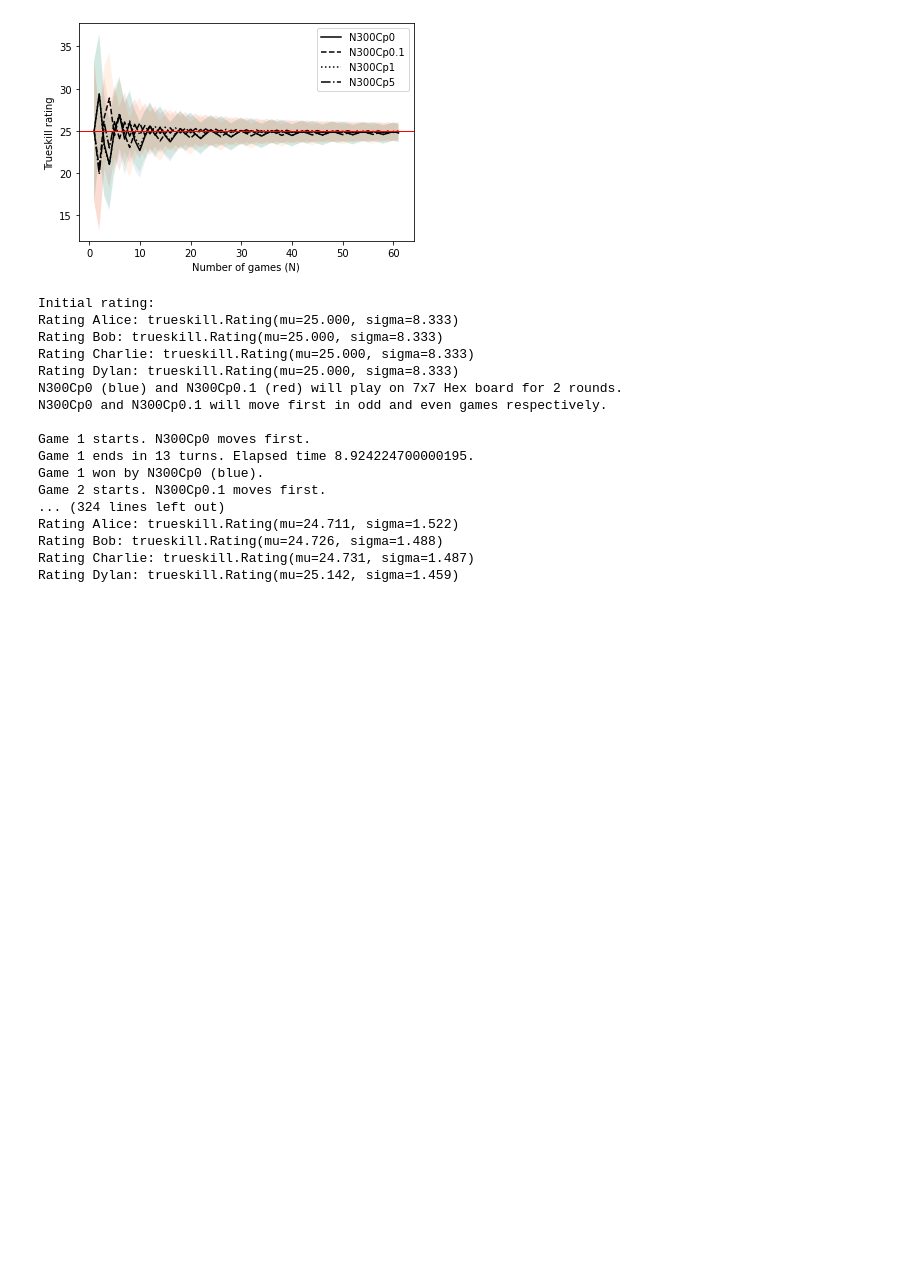
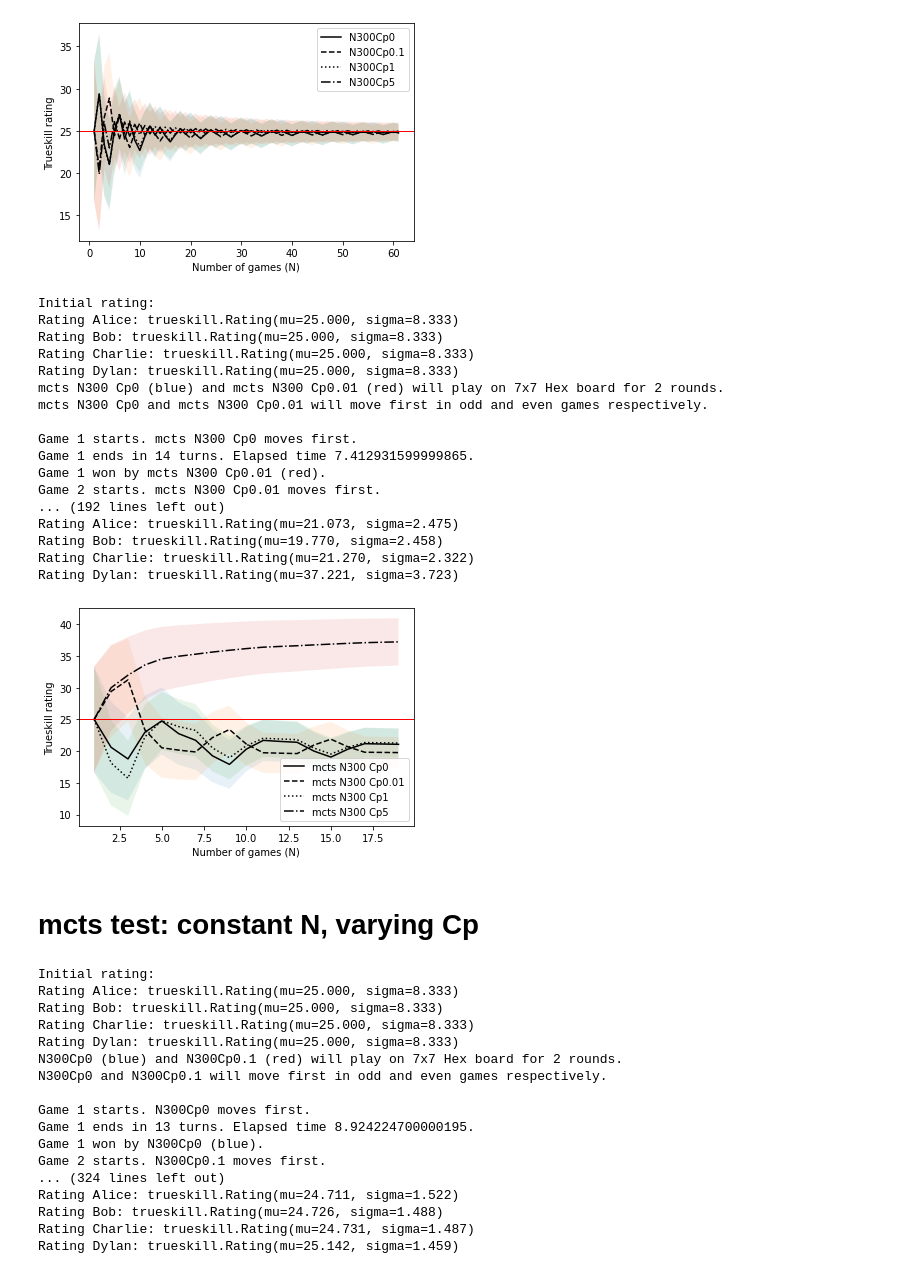
Before and after one commit to cuboids/rl-assignments, a Jupyter notebook: Experiment.ipynb, the cells around one changed output. Saved outputs shown, nothing was run; the diff lists cells and outputs as text; code cells hidden in the pictures; blank space fills up the shorter version.

```diff
--- a/Experiment.ipynb
+++ b/Experiment.ipynb
@@ -417,6 +474,63 @@ Rating Bob: trueskill.Rating(mu=24.770, sigma=1.054)
 Rating Charlie: trueskill.Rating(mu=24.773, sigma=1.054)
 Rating Dylan: trueskill.Rating(mu=24.996, sigma=1.046)
 [figure]
+# %%
+from RepeatGames import play_hex
+from HexBoard import Agent, HexBoard
+
+N = 3
+game = 2
+boardsize = 7
+
+Alice = Agent(name='mcts N100 Cp0', searchby='mcts', hyperpars={'N': 100, 'Cp': 0, 'timelimit': 2})
+Bob = Agent(name='mcts N100 Cp0.01', searchby='mcts', hyperpars={'N': 100, 'Cp': 0.01, 'timelimit': 2})
+Charlie = Agent(name='mcts N100 Cp1', searchby='mcts', hyperpars={'N': 100, 'Cp': 1, 'timelimit': 2})
+Dylan = Agent(name='mcts N100 Cp5', searchby='mcts', hyperpars={'N': 100, 'Cp': 5, 'timelimit': 2})
+
+print('Initial rating:')
+print("Rating Alice:", Alice.rating)
+print("Rating Bob:", Bob.rating)
+print("Rating Charlie:", Charlie.rating)
+print("Rating Dylan:", Dylan.rating)
+
+
+for i in range(0, N):
+
+    play_hex(game, Alice, Bob, boardsize, show_midgame=False, show_endgame=False, analysis=False)
+    play_hex(game, Charlie, Alice, boardsize, show_midgame=False, show_endgame=False, analysis=False)
+    play_hex(game, Bob, Charlie, boardsize, show_midgame=False, show_endgame=False, analysis=False)
+    play_hex(game, Alice, Dylan, boardsize, show_midgame=False, show_endgame=False, analysis=False)
+    play_hex(game, Charlie, Dylan, boardsize, show_midgame=False, show_endgame=False, analysis=False)
+    play_hex(game, Bob, Dylan, boardsize, show_midgame=False, show_endgame=False, analysis=False)
+
+print('Final rating')
+print("Rating Alice:", Alice.rating)
+print("Rating Bob:", Bob.rating)
+print("Rating Charlie:", Charlie.rating)
+print("Rating Dylan:", Dylan.rating)
+
+Alice.plot_rating_history(Bob, Charlie, Dylan)
+# %% [output]
+Initial rating:
+Rating Alice: trueskill.Rating(mu=25.000, sigma=8.333)
+Rating Bob: trueskill.Rating(mu=25.000, sigma=8.333)
+Rating Charlie: trueskill.Rating(mu=25.000, sigma=8.333)
+Rating Dylan: trueskill.Rating(mu=25.000, sigma=8.333)
+mcts N300 Cp0 (blue) and mcts N300 Cp0.01 (red) will play on 7x7 Hex board for 2 rounds.
+mcts N300 Cp0 and mcts N300 Cp0.01 will move first in odd and even games respectively.
+
+Game 1 starts. mcts N300 Cp0 moves first.
+Game 1 ends in 14 turns. Elapsed time 7.412931599999865.
+Game 1 won by mcts N300 Cp0.01 (red).
+Game 2 starts. mcts N300 Cp0.01 moves first.
+... (192 lines left out)
+Rating Alice: trueskill.Rating(mu=21.073, sigma=2.475)
+Rating Bob: trueskill.Rating(mu=19.770, sigma=2.458)
+Rating Charlie: trueskill.Rating(mu=21.270, sigma=2.322)
+Rating Dylan: trueskill.Rating(mu=37.221, sigma=3.723)
+[figure, added]
+# %% [markdown]
+# mcts test: constant N, varying Cp
 # %%
 from RepeatGames import play_hex
 from HexBoard import Agent, HexBoard
```
Also changed, not shown: parts of 12 cells of this notebook.
